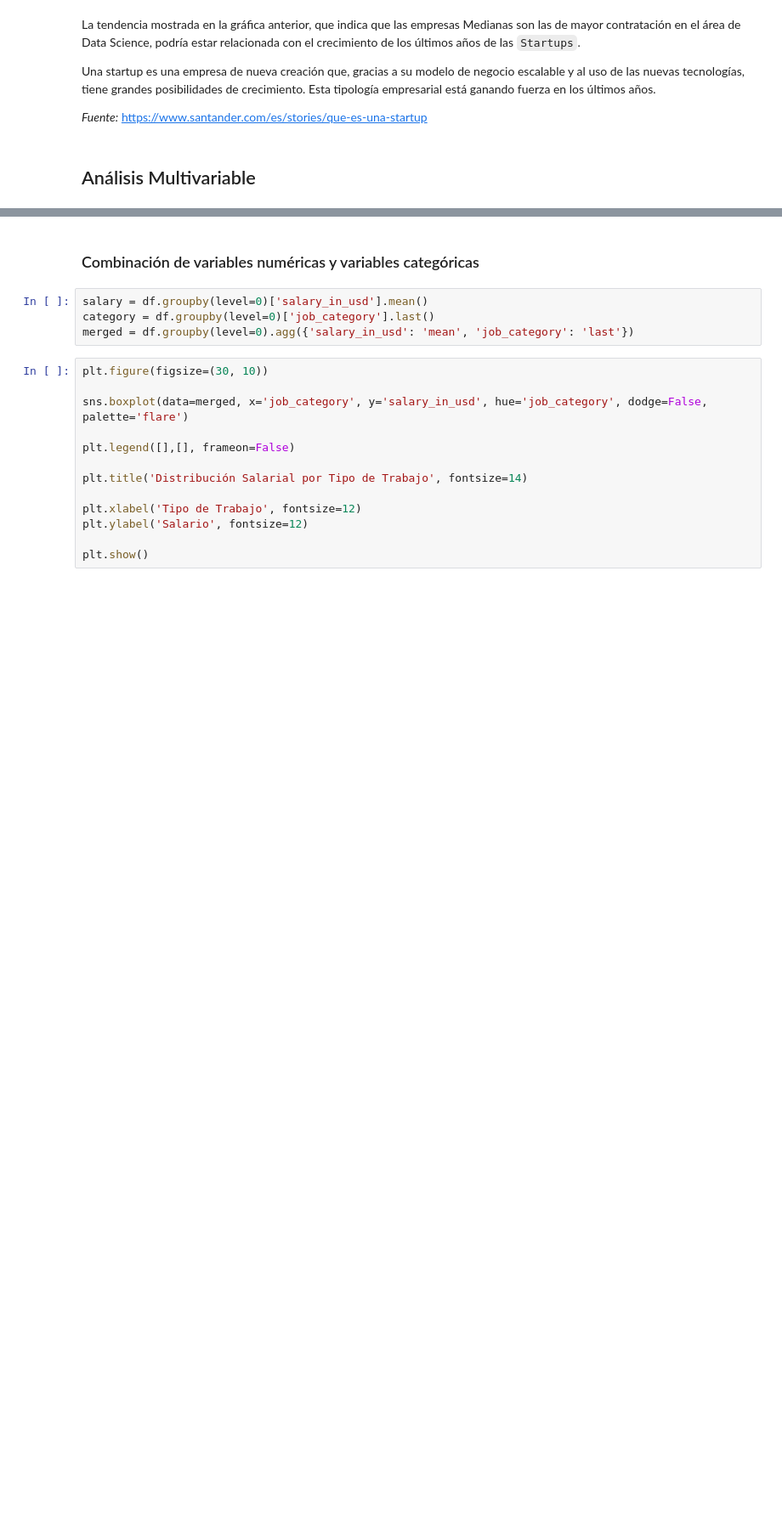
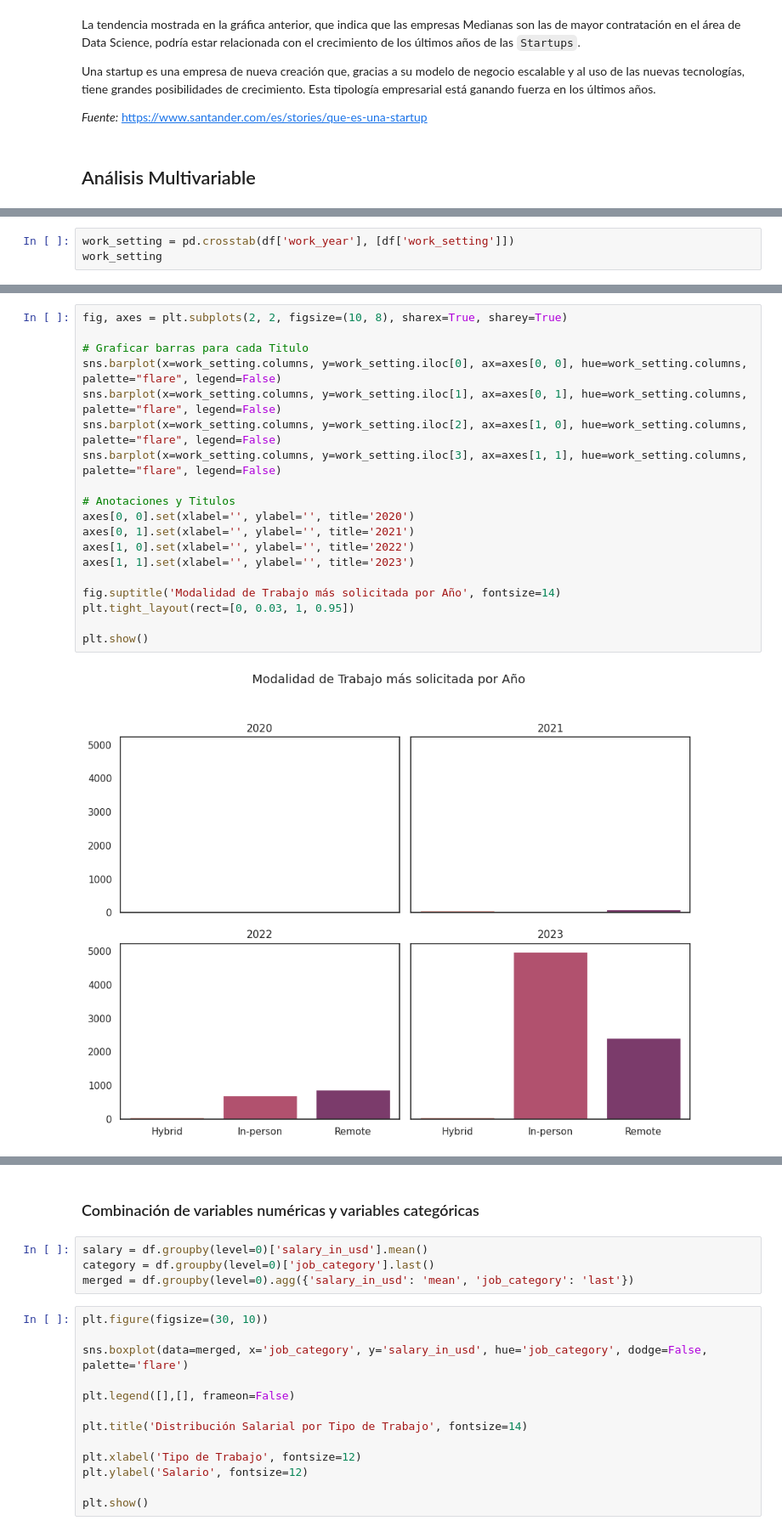
Before and after one commit to paulinavelasquezc/Data-Science-BEDU, a Jupyter notebook: Jobs_and_Salaries_in_Data_Science_BEDU.ipynb, the cells around one changed output, grey strips where cells are left out. Shown at 85% size. Drawn from its saved outputs; the diff is of its cells as text; blank space fills up the shorter version.

```diff
--- a/Jobs_and_Salaries_in_Data_Science_BEDU.ipynb
+++ b/Jobs_and_Salaries_in_Data_Science_BEDU.ipynb
@@ -814,0 +906,3 @@ Parte de Jazz
+# %%
+work_setting = pd.crosstab(df['work_year'], [df['work_setting']])
+work_setting
@@ -814,0 +916,21 @@ Parte de Jazz
+# %%
+fig, axes = plt.subplots(2, 2, figsize=(10, 8), sharex=True, sharey=True)
+
+# Graficar barras para cada Titulo
+sns.barplot(x=work_setting.columns, y=work_setting.iloc[0], ax=axes[0, 0], hue=work_setting.columns, palette="flare", legend=False)
+sns.barplot(x=work_setting.columns, y=work_setting.iloc[1], ax=axes[0, 1], hue=work_setting.columns, palette="flare", legend=False)
+sns.barplot(x=work_setting.columns, y=work_setting.iloc[2], ax=axes[1, 0], hue=work_setting.columns, palette="flare", legend=False)
+sns.barplot(x=work_setting.columns, y=work_setting.iloc[3], ax=axes[1, 1], hue=work_setting.columns, palette="flare", legend=False)
+
+# Anotaciones y Titulos
+axes[0, 0].set(xlabel='', ylabel='', title='2020')
+axes[0, 1].set(xlabel='', ylabel='', title='2021')
+axes[1, 0].set(xlabel='', ylabel='', title='2022')
+axes[1, 1].set(xlabel='', ylabel='', title='2023')
+
+fig.suptitle('Modalidad de Trabajo más solicitada por Año', fontsize=14)
+plt.tight_layout(rect=[0, 0.03, 1, 0.95])
+
+plt.show()
+# %% [output]
+[figure, added]
```
Also changed, not shown: parts of 14 cells of this notebook.
